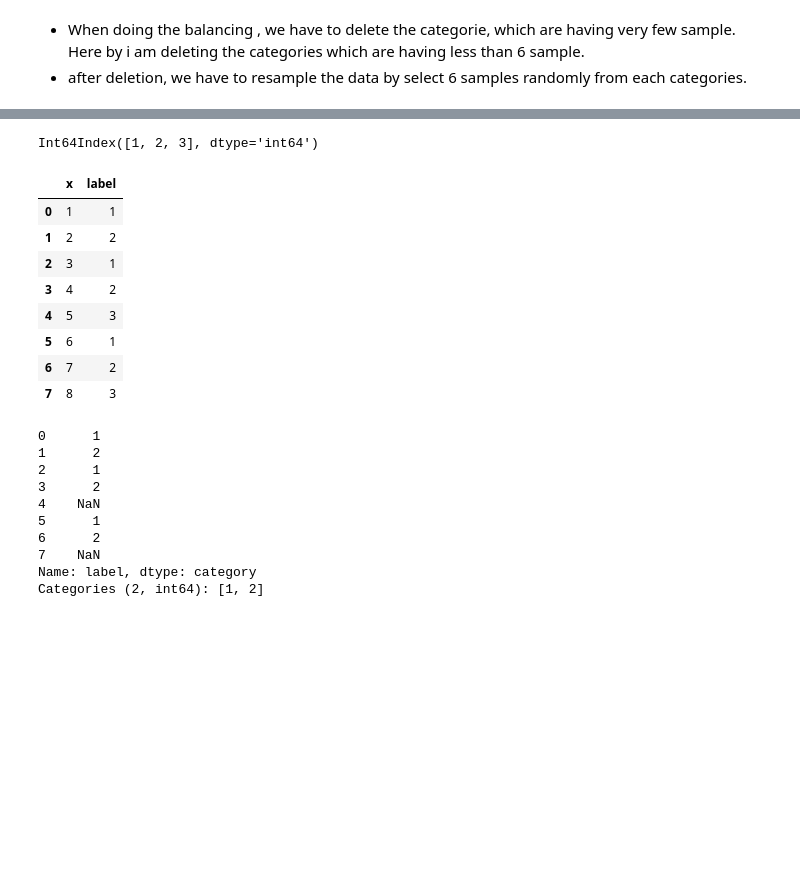
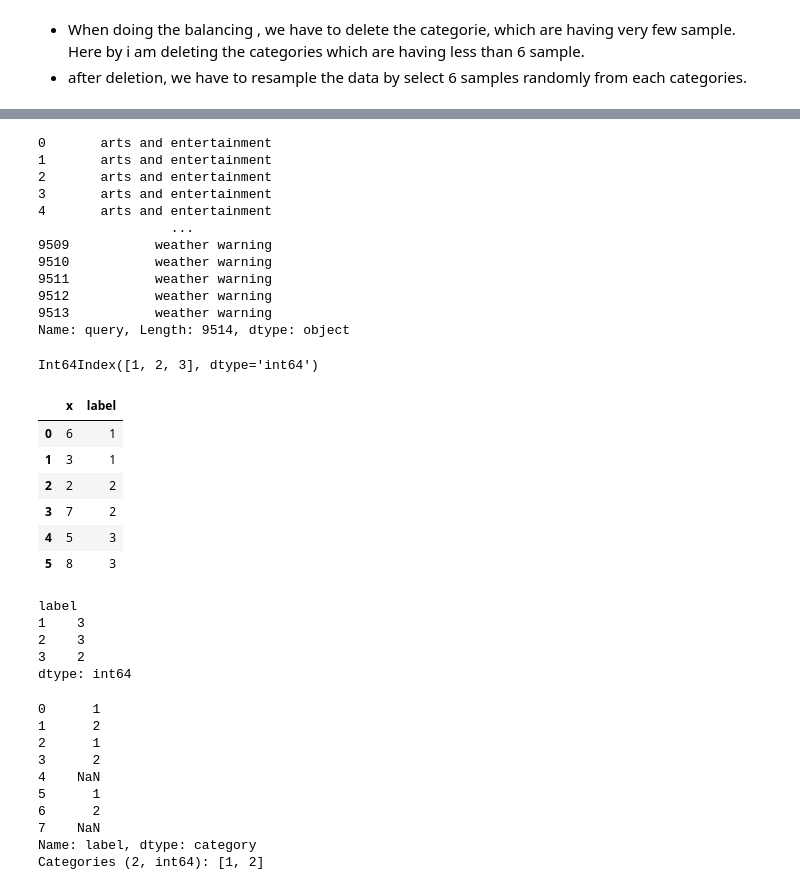
Before and after one commit to pavi-ninjaac/Specrom_Analysis, a Jupyter notebook: Internship_works/week3/text_classification_109.ipynb, the cells around one changed output, grey strips where cells are left out. Cells and saved outputs as stored; diff of their text form; code cells hidden in the pictures; blank space fills up the shorter version.

```diff
--- a/Internship_works/week3/text_classification_109.ipynb
+++ b/Internship_works/week3/text_classification_109.ipynb
@@ -132,0 +223,16 @@ The number of category after deletion------> 1027
+# %%
+d = 'query'
+data[d]
+# %% [output]
+0       arts and entertainment
+1       arts and entertainment
+2       arts and entertainment
+3       arts and entertainment
+4       arts and entertainment
+                 ...
+9509           weather warning
+9510           weather warning
+9511           weather warning
+9512           weather warning
+9513           weather warning
+Name: query, Length: 9514, dtype: object
@@ -137,18 +246,26 @@ df['label'] = df['label'].astype('category')
 df.label.cat.categories
 # %% [output]
 Int64Index([1, 2, 3], dtype='int64')
-# %%
-df
-# %% [output]
-|  | x | label |
-| 0 | 1 | 1 |
-| 1 | 2 | 2 |
-| 2 | 3 | 1 |
-| 3 | 4 | 2 |
-| 4 | 5 | 3 |
-| 5 | 6 | 1 |
-| 6 | 7 | 2 |
-| 7 | 8 | 3 |
+# %%
+g = df.groupby('label' , group_keys = False)
+balaced = pd.DataFrame(g.apply(lambda x: x.sample(g.size().min()))).reset_index(drop=True)
+balaced
+# %% [output]
+|  | x | label |
+| 0 | 6 | 1 |
+| 1 | 3 | 1 |
+| 2 | 2 | 2 |
+| 3 | 7 | 2 |
+| 4 | 5 | 3 |
+| 5 | 8 | 3 |
+# %%
+g.size()
+# %% [output]
+label
+1    3
+2    3
+3    2
+dtype: int64
 # %%
 df = df.label.cat.remove_categories(3)
 df
```
Also changed, not shown: parts of 13 cells of this notebook.
